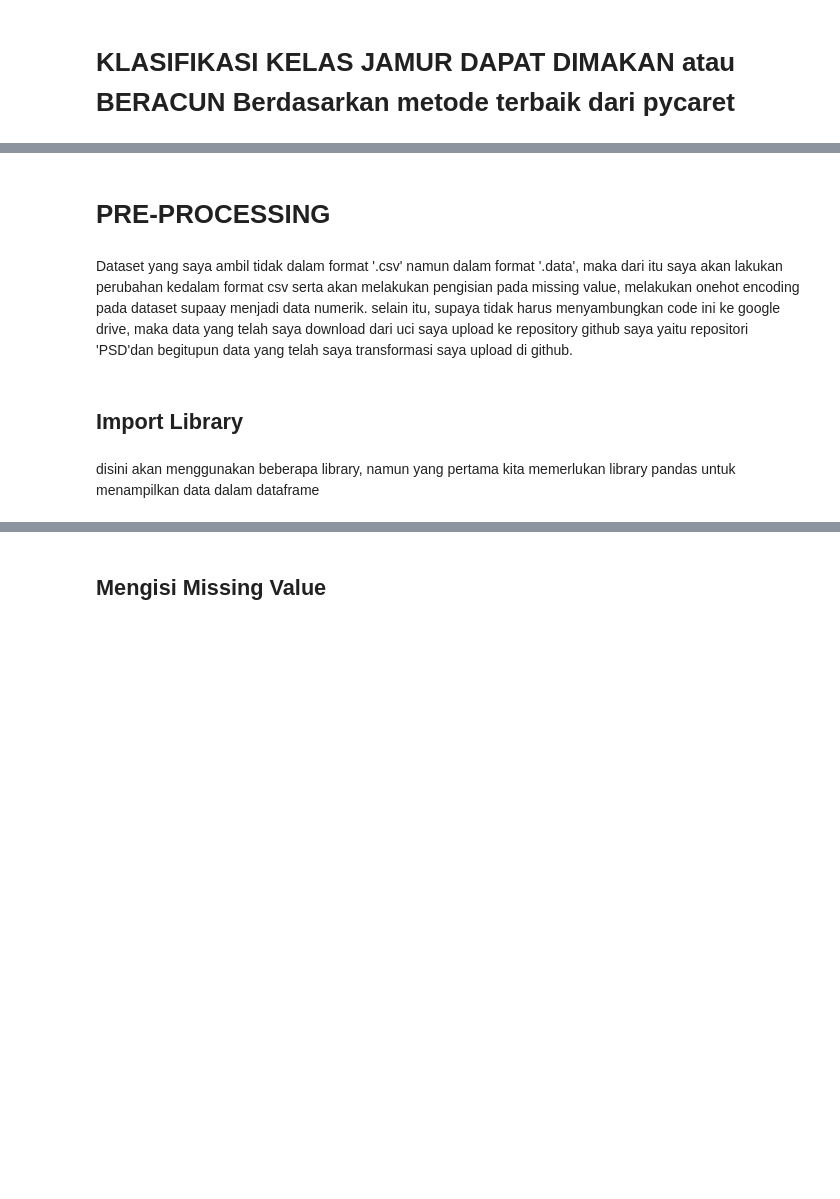
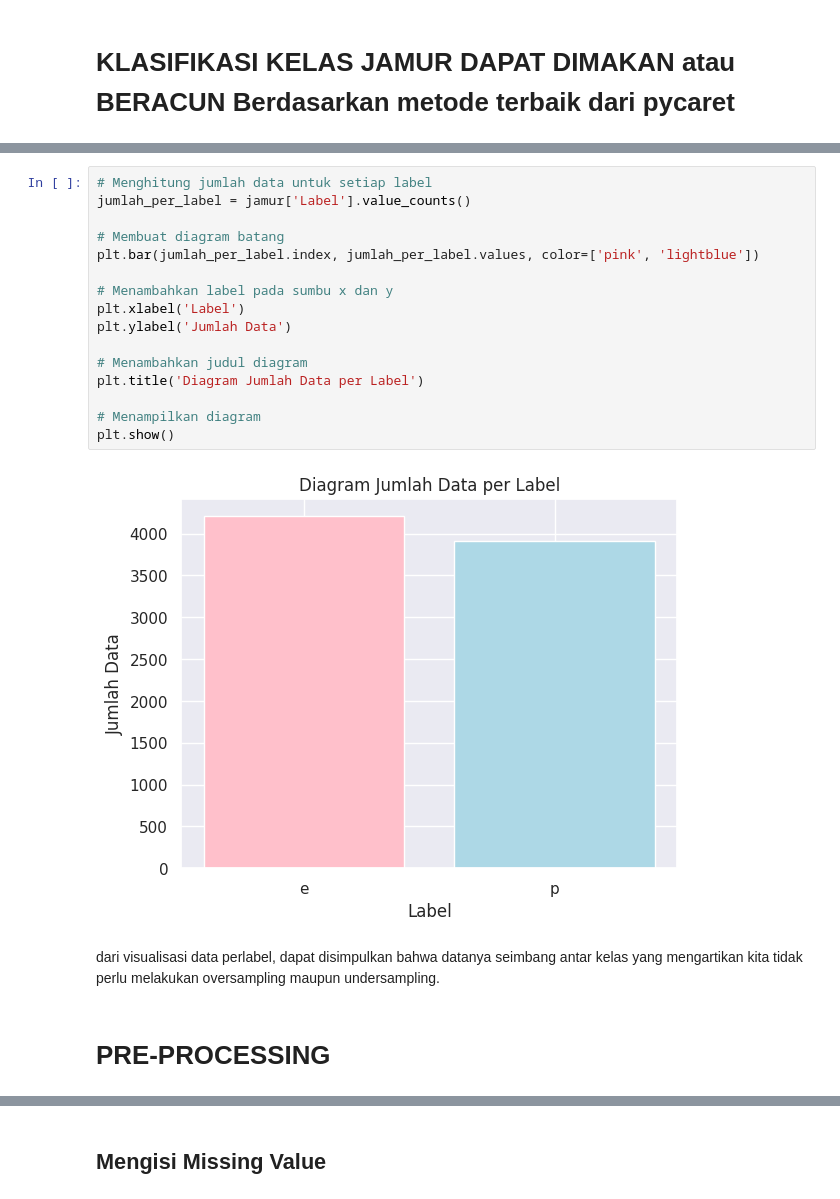
Before and after one commit to LuluatulMaknunah21-048/PSD, a Jupyter notebook: jamur.ipynb, the cells around one changed output, grey strips where cells are left out. Drawn from its saved outputs; the diff is of its cells as text; blank space fills up the shorter version.

```diff
--- a/jamur.ipynb
+++ b/jamur.ipynb
@@ -238,8 +294,22 @@ data yang digunakan di ambil dari website UCI REPOSITORY : https://archive.ics.u
+# %%
+# Menghitung jumlah data untuk setiap label
+jumlah_per_label = jamur['Label'].value_counts()
+
+# Membuat diagram batang
+plt.bar(jumlah_per_label.index, jumlah_per_label.values, color=['pink', 'lightblue'])
+
+# Menambahkan label pada sumbu x dan y
+plt.xlabel('Label')
+plt.ylabel('Jumlah Data')
+
+# Menambahkan judul diagram
+plt.title('Diagram Jumlah Data per Label')
+
+# Menampilkan diagram
+plt.show()
+# %% [output]
+[figure, added]
+# %% [markdown]
+dari visualisasi data perlabel, dapat disimpulkan bahwa datanya seimbang antar kelas yang mengartikan kita tidak perlu melakukan oversampling maupun undersampling.
 # %% [markdown]
 # **PRE-PROCESSING**
-# %% [markdown]
-Dataset yang saya ambil tidak dalam format '.csv' namun dalam format '.data', maka dari itu saya akan lakukan perubahan kedalam format csv serta akan melakukan pengisian pada missing value, melakukan onehot encoding pada dataset supaay menjadi data numerik. selain itu, supaya tidak harus menyambungkan code ini ke google drive, maka data yang telah saya download dari uci saya upload ke repository github saya yaitu repositori 'PSD'dan begitupun data yang telah saya transformasi saya upload di github.
-# %% [markdown]
-## **Import Library**
-# %% [markdown]
-disini akan menggunakan beberapa library, namun yang pertama kita memerlukan library pandas untuk menampilkan data dalam dataframe
```
Also changed, not shown: parts of 44 cells of this notebook, 1 other file.
